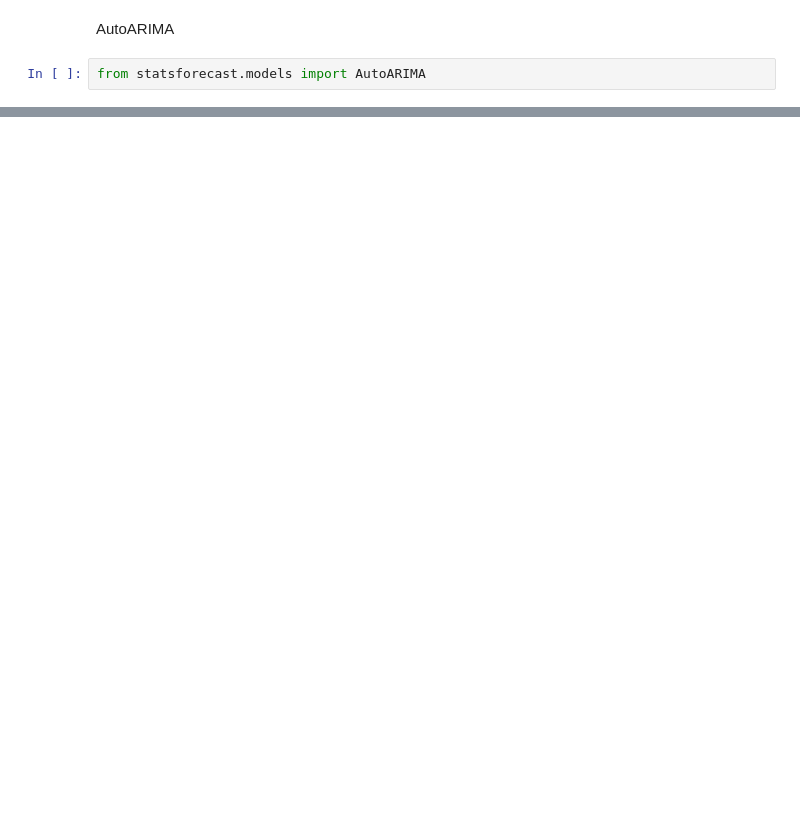
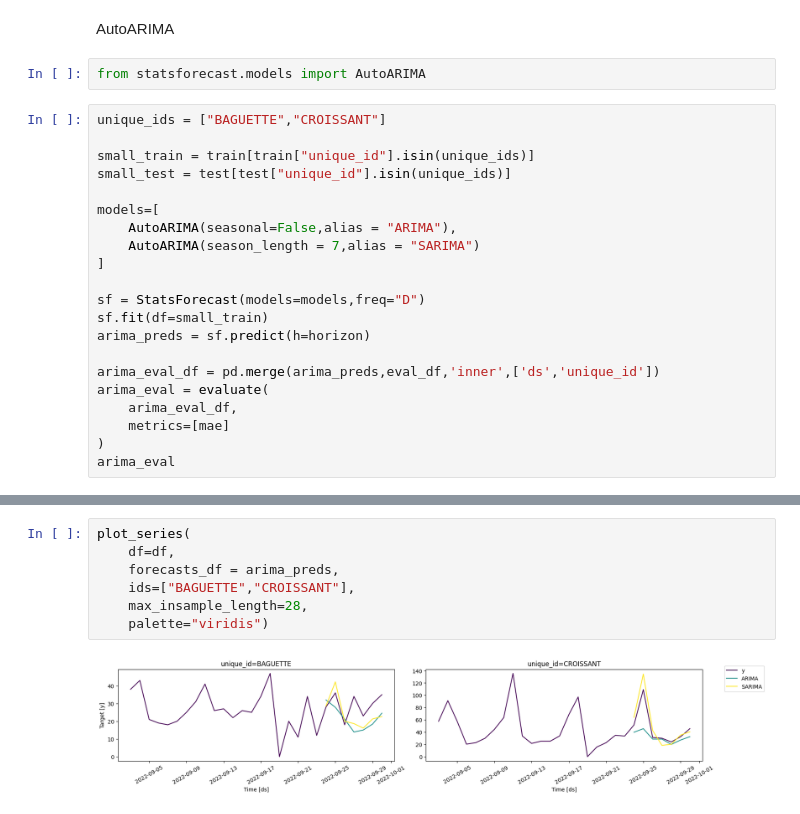
Before and after one commit to Sambarlasagna/Time-Series-Forecasting-Python, a Jupyter notebook: main.ipynb, the cells around one changed output, grey strips where cells are left out. Cells and saved outputs as stored; diff of their text form; blank space fills up the shorter version.

```diff
--- a/main.ipynb
+++ b/main.ipynb
@@ -154,3 +154,24 @@ plt.show()
 AutoARIMA
 # %%
 from statsforecast.models import AutoARIMA
+# %%
+unique_ids = ["BAGUETTE","CROISSANT"]
+
+small_train = train[train["unique_id"].isin(unique_ids)]
+small_test = test[test["unique_id"].isin(unique_ids)]
+
+models=[
+    AutoARIMA(seasonal=False,alias = "ARIMA"),
+    AutoARIMA(season_length = 7,alias = "SARIMA")
+]
+
+sf = StatsForecast(models=models,freq="D")
+sf.fit(df=small_train)
+arima_preds = sf.predict(h=horizon)
+
+arima_eval_df = pd.merge(arima_preds,eval_df,'inner',['ds','unique_id'])
+arima_eval = evaluate(
+    arima_eval_df,
+    metrics=[mae]
+)
+arima_eval
@@ -156,0 +188,9 @@ from statsforecast.models import AutoARIMA
+# %%
+plot_series(
+    df=df,
+    forecasts_df = arima_preds,
+    ids=["BAGUETTE","CROISSANT"],
+    max_insample_length=28,
+    palette="viridis")
+# %% [output]
+[figure, added]
```
Also changed, not shown: parts of 6 cells of this notebook.
